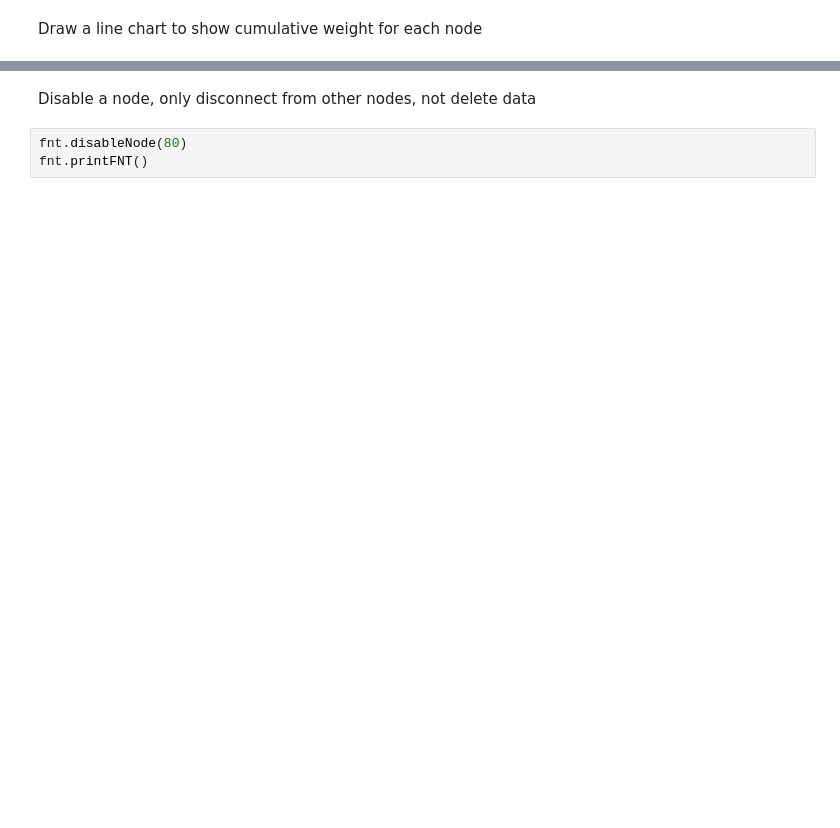
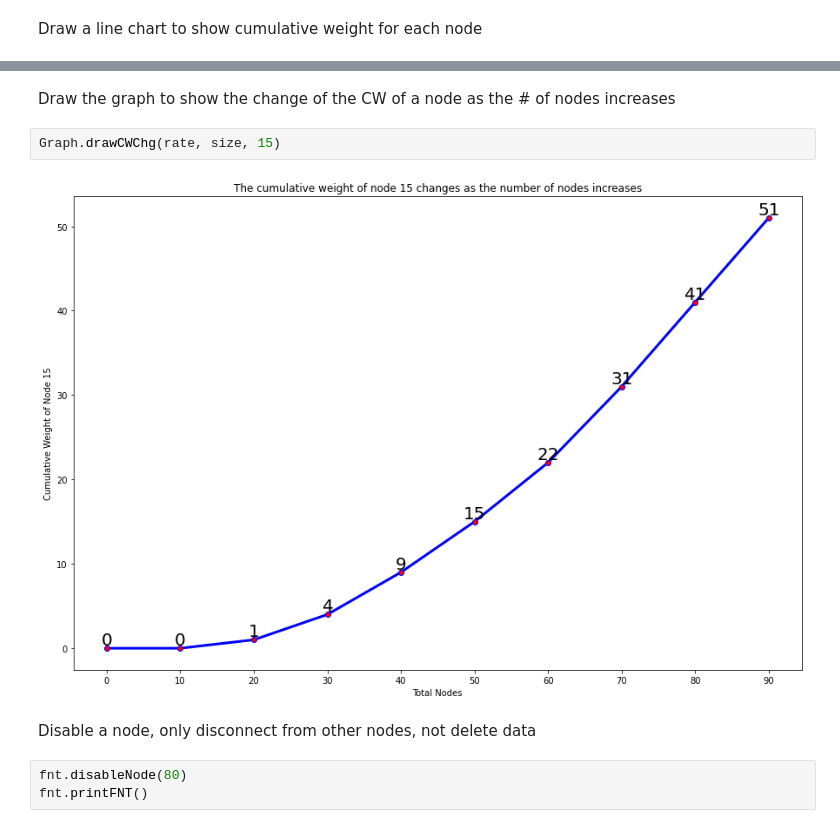
Before and after one commit to Hongwei-Z/FishingNetTopology, a Jupyter notebook: Test.ipynb, the cells around one changed output, grey strips where cells are left out. Drawn from its saved outputs; the diff is of its cells as text; blank space fills up the shorter version.

```diff
--- a/Test.ipynb
+++ b/Test.ipynb
@@ -85,3 +89,9 @@ Visualization.drawCW(fnt)
+# %% [markdown]
+Draw the graph to show the change of the CW of a node as the # of nodes increases
+# %%
+Graph.drawCWChg(rate, size, 15)
+# %% [output]
+[figure, added]
 # %% [markdown]
 Disable a node, only disconnect from other nodes, not delete data
 # %%
```
Also changed, not shown: parts of 13 cells of this notebook, 2 other files.
